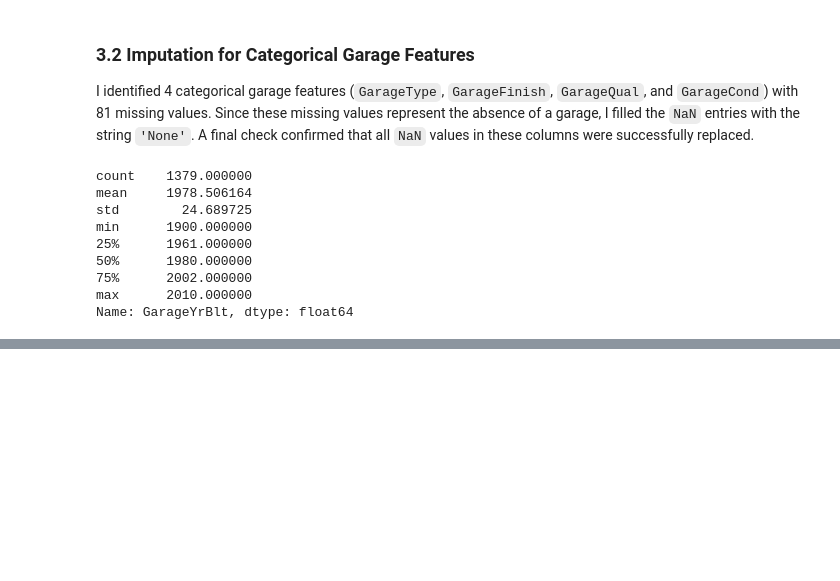
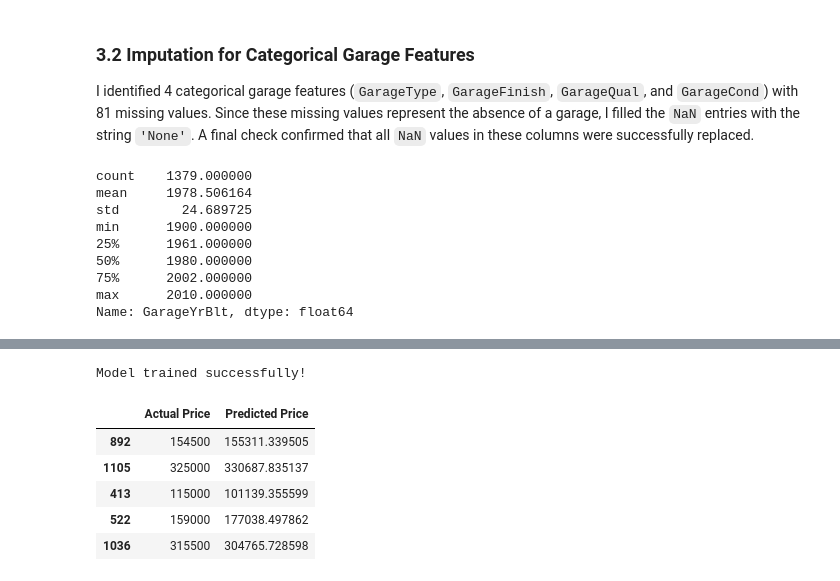
Before and after one commit to Rafaeldovale/ames-housing-regression, a Jupyter notebook: notebooks/ames_housing_analysis.ipynb, the cells around one changed output, grey strips where cells are left out. Saved outputs shown, nothing was run; the diff lists cells and outputs as text; code cells hidden in the pictures; blank space fills up the shorter version.

Commit message:
Model Training: Implemented Linear Regression baseline and generated initial predictions

```diff
--- a/notebooks/ames_housing_analysis.ipynb
+++ b/notebooks/ames_housing_analysis.ipynb
@@ -193,0 +346,6 @@ Name: GarageYrBlt, dtype: float64
+# %%
+# Split the dataset into 80% training and 20% testing
+X_train, X_test, y_train, y_test = train_test_split(X, y, test_size=0.2, random_state=42)
+
+print(f'X_train shape: {X_train.shape} | y_train shape: {y_train.shape}')
+print(f'X_test shape: {X_test.shape} | y_test shape: {y_test.shape}')
@@ -193,0 +363,24 @@ Name: GarageYrBlt, dtype: float64
+# %%
+# Instatiate the Linear Regression Model
+lr_model = LinearRegression()
+# %%
+# train the Model using the training data
+lr_model.fit(X_train, y_train)
+
+print('Model trained successfully!')
+# %% [output]
+Model trained successfully!
+# %%
+# Use the trained model to predict house prices for the test set
+y_pred = lr_model.predict(X_test)
+# %%
+# Display the first 5 predictions vs the actual prices to see how it's doing
+comparison_df = pd.DataFrame({'Actual Price': y_test, 'Predicted Price': y_pred})
+comparison_df.head()
+# %% [output]
+|  | Actual Price | Predicted Price |
+| 892 | 154500 | 155311.339505 |
+| 1105 | 325000 | 330687.835137 |
+| 413 | 115000 | 101139.355599 |
+| 522 | 159000 | 177038.497862 |
+| 1036 | 315500 | 304765.728598 |
```
Also changed, not shown: parts of 28 cells of this notebook.
